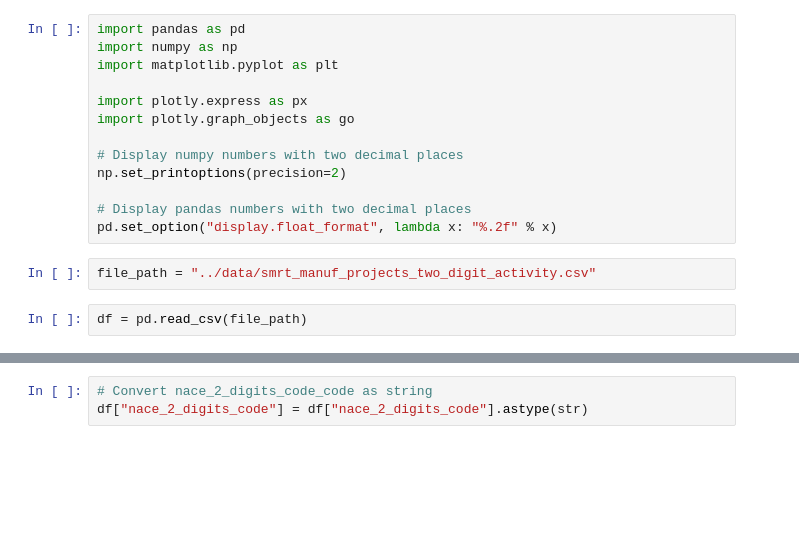
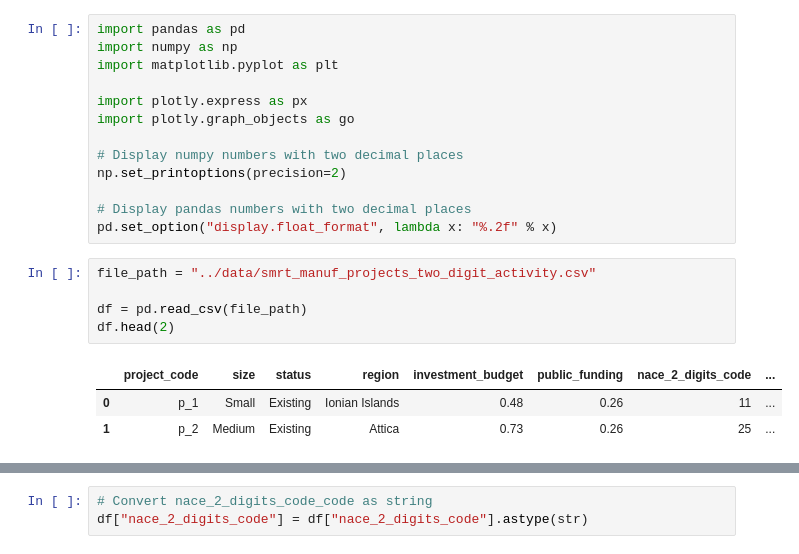
Before and after one commit to argythana/ggb_python, a Jupyter notebook: smart_manufacturing/notebooks/smrt_manuf_serctor_analysis.ipynb, the cells around one changed output, grey strips where cells are left out. Cells and saved outputs as stored; diff of their text form; blank space fills up the shorter version.

```diff
--- a/smart_manufacturing/notebooks/smrt_manuf_serctor_analysis.ipynb
+++ b/smart_manufacturing/notebooks/smrt_manuf_serctor_analysis.ipynb
@@ -13,5 +13,10 @@ np.set_printoptions(precision=2)
 pd.set_option("display.float_format", lambda x: "%.2f" % x)
 # %%
 file_path = "../data/smrt_manuf_projects_two_digit_activity.csv"
+
+df = pd.read_csv(file_path)
+df.head(2)
+# %% [output]
+|  | project_code | size | status | region | investment_budget | public_funding | nace_2_digits_code | ... |
+| 0 | p_1 | Small | Existing | Ionian Islands | 0.48 | 0.26 | 11 | ... |
+| 1 | p_2 | Medium | Existing | Attica | 0.73 | 0.26 | 25 | ... |
-# %%
-df = pd.read_csv(file_path)
```
Also changed, not shown: parts of 9 cells of this notebook, 9 other files.
